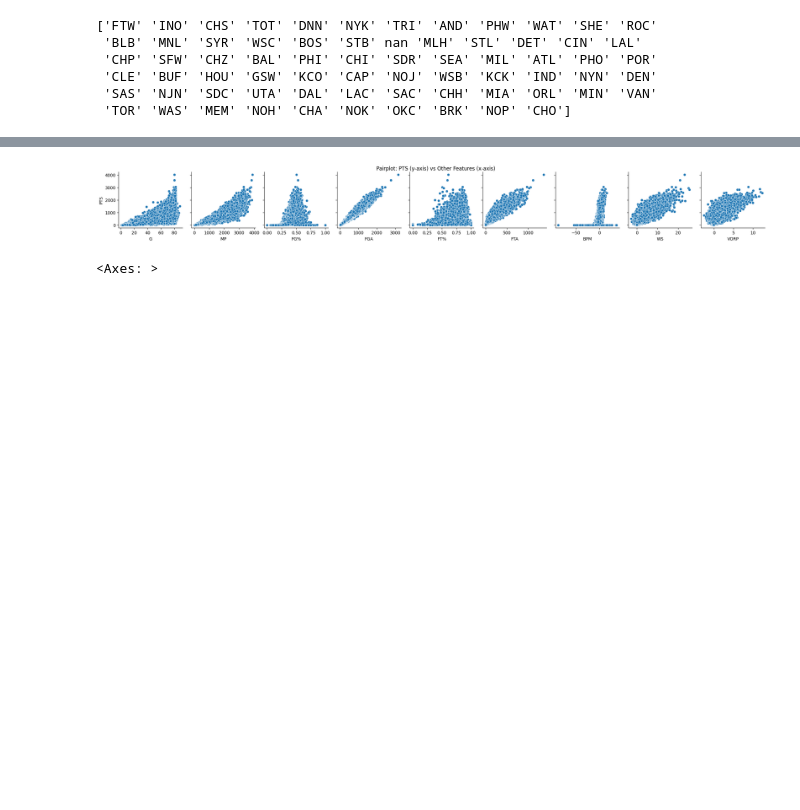
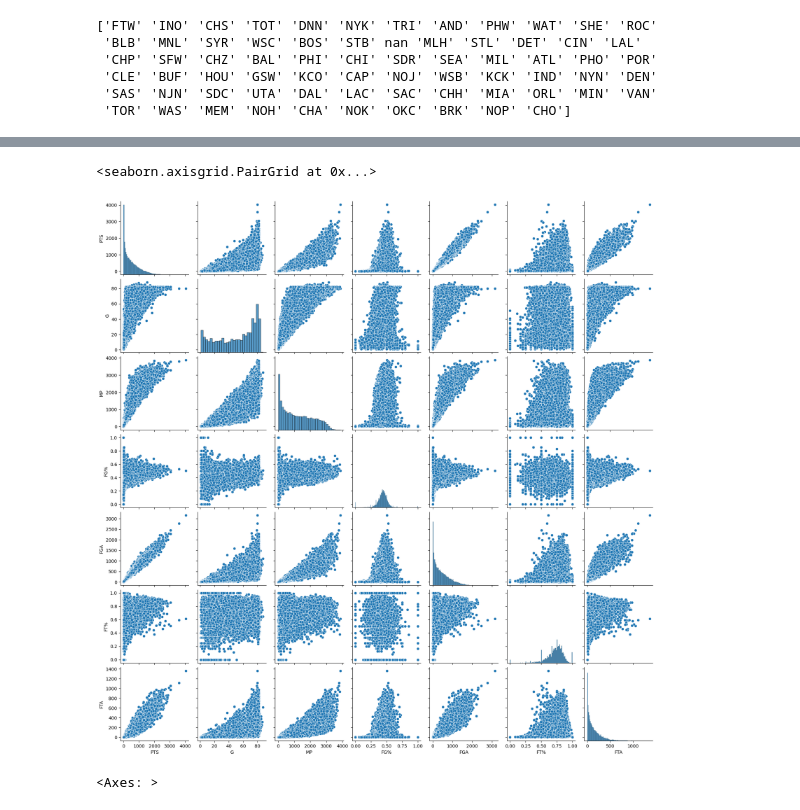
Before and after one commit to eiguzman/player-stat-predictor, a Jupyter notebook: CSE151AProject.ipynb, the cells around one changed output, grey strips where cells are left out. Drawn from its saved outputs; the diff is of its cells as text; code cells hidden in the pictures; blank space fills up the shorter version.

```diff
--- a/CSE151AProject.ipynb
+++ b/CSE151AProject.ipynb
@@ -97,16 +85,8 @@ plt.show()
-# %%
-
-columns = ['PTS', 'G', 'MP', 'FG%', 'FGA', 'FT%', 'FTA','BPM','WS','VORP']
-
-# Create a PairGrid with 'PTS' as the y-axis for all other features
-g = sns.PairGrid(nbadf, y_vars=['PTS'], x_vars=columns[1:])  # Exclude 'PTS' from x_vars
-g.map(sns.scatterplot)  # Use scatter plots for visualization
-
-# Adjust layout and display
-g.fig.suptitle("Pairplot: PTS (y-axis) vs Other Features (x-axis)", y=1.02)
-plt.show()
-# %% [output]
-[figure, removed]
+# %%
+sns.pairplot(nbadf[['PTS', 'G', 'MP', 'FG%', 'FGA', 'FT%', 'FTA']])
+# %% [output]
+<seaborn.axisgrid.PairGrid at 0x...>
+[figure, added]
 # %%
 corr = nbadf[['PTS', 'G', 'MP', 'FG%', 'FGA', 'FT%', 'FTA']].corr()
 sns.heatmap(corr, vmin=-1, vmax=1, center=0, annot=True, cmap= 'RdBu')
```
Also changed, not shown: parts of 49 cells of this notebook.
